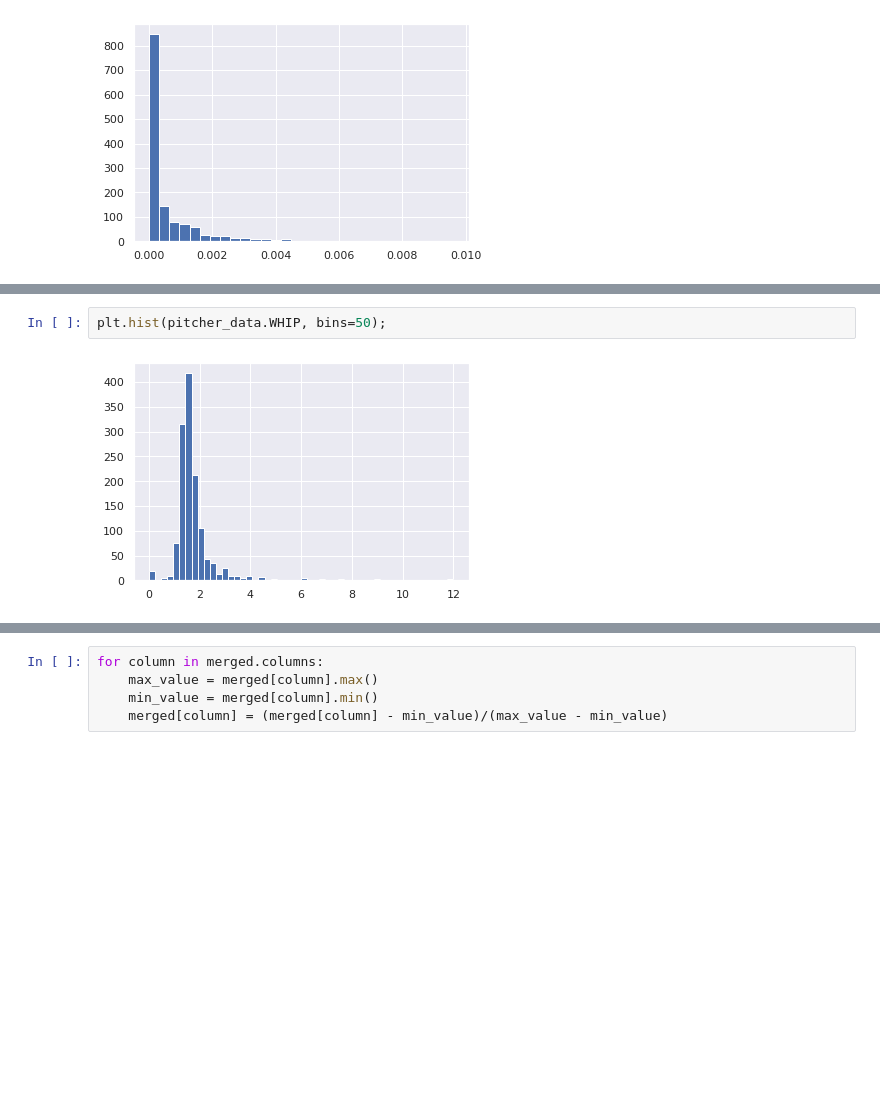
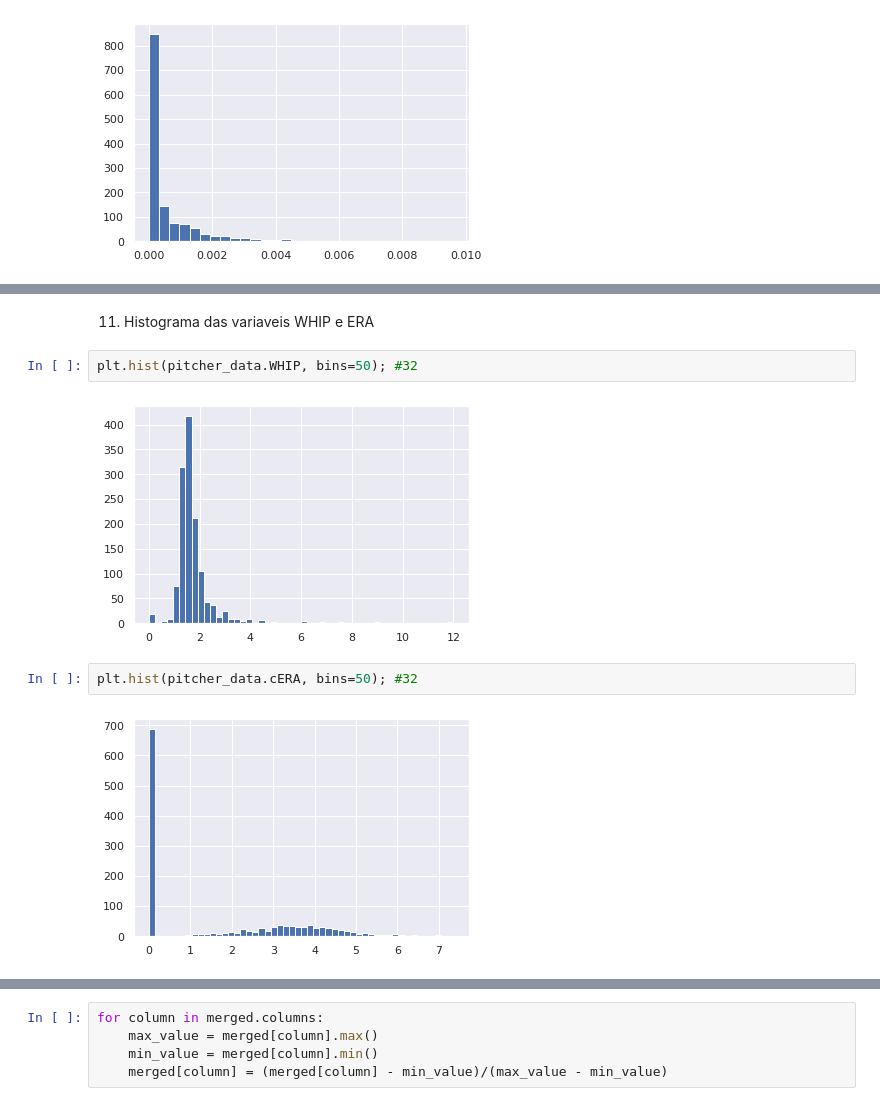
Before and after one commit to VFermat/projeto-redes, a Jupyter notebook: metrics.ipynb, the cells around one changed output, grey strips where cells are left out. Cells and saved outputs as stored; diff of their text form; blank space fills up the shorter version.

```diff
--- a/metrics.ipynb
+++ b/metrics.ipynb
@@ -48,4 +79,10 @@ plt.hist(data.closeness, bins=30);
+# %% [markdown]
+11. Histograma das variaveis WHIP e ERA
 # %%
-plt.hist(pitcher_data.WHIP, bins=50);
+plt.hist(pitcher_data.WHIP, bins=50); #32
 # %% [output]
 [figure]
+# %%
+plt.hist(pitcher_data.cERA, bins=50); #32
+# %% [output]
+[figure, added]
```
Also changed, not shown: parts of 21 cells of this notebook, 11 other files.
